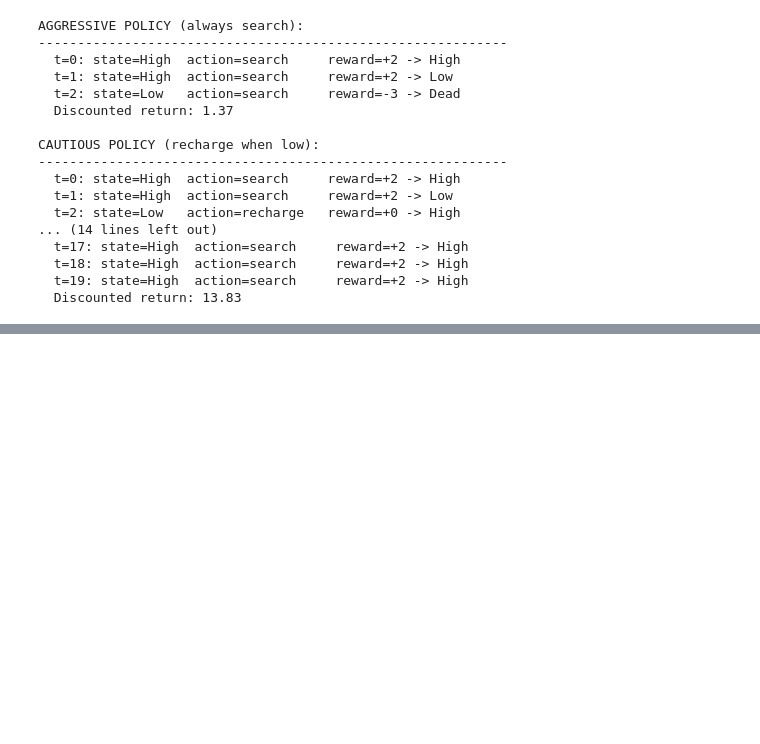
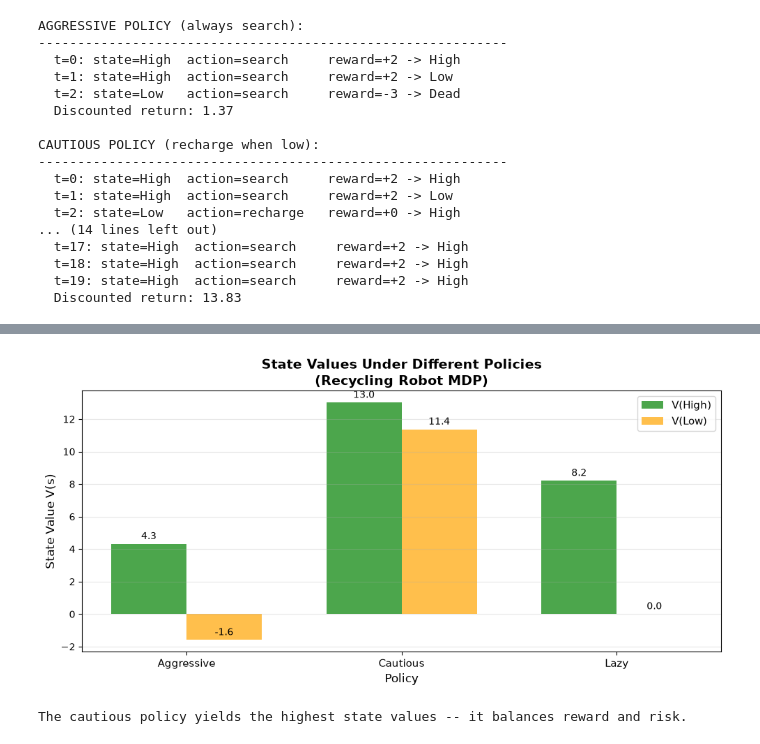
Before and after one commit to ankitanand3/RL, a Jupyter notebook: 02_mdps_rewards_and_markov_property.ipynb, the cells around one changed output, grey strips where cells are left out. Saved outputs shown, nothing was run; the diff lists cells and outputs as text; code cells hidden in the pictures; blank space fills up the shorter version.

```diff
--- a/02_mdps_rewards_and_markov_property.ipynb
+++ b/02_mdps_rewards_and_markov_property.ipynb
@@ -330,0 +418,14 @@ CAUTIOUS POLICY (recharge when low):
+# %%
+student_mdp.print_model()
+
+policy_always_study = {
+    'Rested': 'study',
+    'Tired': 'study',
+    'Exhausted': 'sleep',
+}
+
+policy_study_and_sleep = {
+    'Rested': 'study',
+    'Tired': 'sleep',
+    'Exhausted': 'sleep',
+}
@@ -330,0 +583,37 @@ CAUTIOUS POLICY (recharge when low):
+# %%
+# Visualize state values comparison
+fig, ax = plt.subplots(1, 1, figsize=(10, 5))
+
+policy_names = list(all_values.keys())
+x = np.arange(len(policy_names))
+width = 0.35
+
+high_vals = [all_values[name]['High'] for name in policy_names]
+low_vals = [all_values[name]['Low'] for name in policy_names]
+
+bars1 = ax.bar(x - width/2, high_vals, width, label='V(High)', color='green', alpha=0.7)
+bars2 = ax.bar(x + width/2, low_vals, width, label='V(Low)', color='orange', alpha=0.7)
+
+ax.set_xlabel('Policy', fontsize=12)
+ax.set_ylabel('State Value V(s)', fontsize=12)
+ax.set_title('State Values Under Different Policies\n(Recycling Robot MDP)', fontsize=14, fontweight='bold')
+ax.set_xticks(x)
+ax.set_xticklabels(['Aggressive', 'Cautious', 'Lazy'], fontsize=11)
+ax.legend(fontsize=11)
+ax.grid(True, alpha=0.3, axis='y')
+
+# Add value labels on bars
+for bar in bars1:
+    ax.text(bar.get_x() + bar.get_width()/2, bar.get_height() + 0.3,
+            f'{bar.get_height():.1f}', ha='center', fontsize=10)
+for bar in bars2:
+    ax.text(bar.get_x() + bar.get_width()/2, bar.get_height() + 0.3,
+            f'{bar.get_height():.1f}', ha='center', fontsize=10)
+
+plt.tight_layout()
+plt.show()
+
+print("The cautious policy yields the highest state values -- it balances reward and risk.")
+# %% [output]
+[figure, added]
+The cautious policy yields the highest state values -- it balances reward and risk.
```
Also changed, not shown: parts of 6 cells of this notebook, 2 other files.
